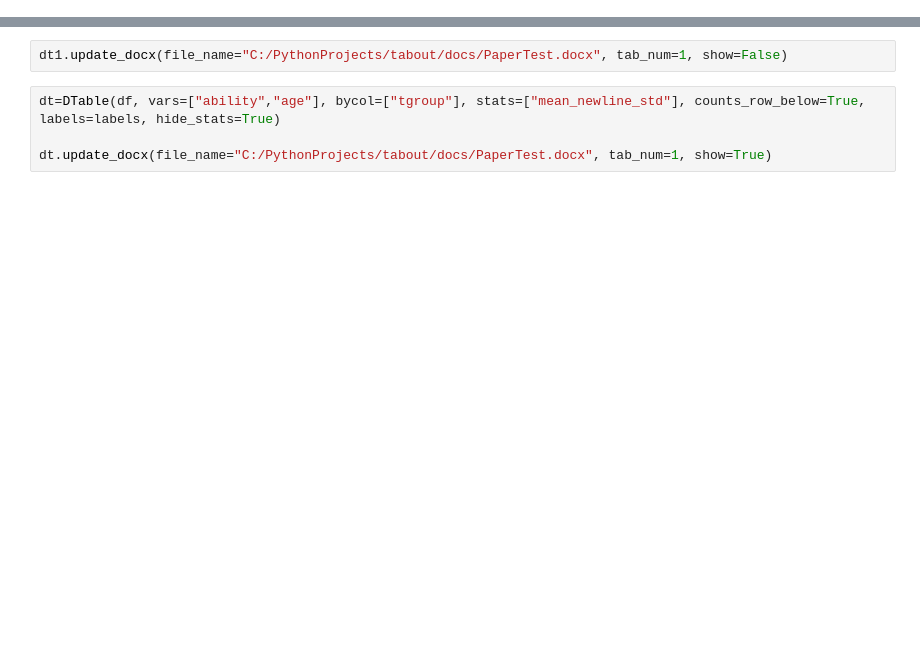
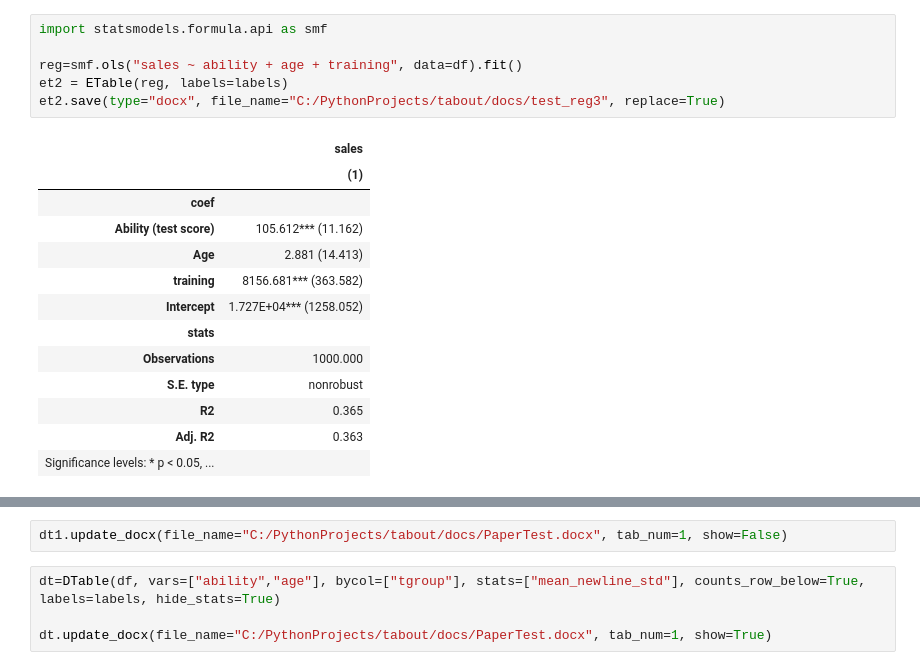
Before and after one commit to dsliwka/maketables, a Jupyter notebook: testWordtable.ipynb, the cells around one changed output, grey strips where cells are left out. Drawn from its saved outputs; the diff is of its cells as text; blank space fills up the shorter version.

```diff
--- a/testWordtable.ipynb
+++ b/testWordtable.ipynb
@@ -102,0 +143,20 @@ df["tgroup"] = df["tgroup"].cat.rename_categories(["Control", "Treatment 1", "Tr
+# %%
+import statsmodels.formula.api as smf
+
+reg=smf.ols("sales ~ ability + age + training", data=df).fit()
+et2 = ETable(reg, labels=labels)
+et2.save(type="docx", file_name="C:/PythonProjects/tabout/docs/test_reg3", replace=True)
+# %% [output]
+|  | sales |
+|  | (1) |
+| coef |  |
+| Ability (test score) | 105.612*** (11.162) |
+| Age | 2.881 (14.413) |
+| training | 8156.681*** (363.582) |
+| Intercept | 1.727E+04*** (1258.052) |
+| stats |  |
+| Observations | 1000.000 |
+| S.E. type | nonrobust |
+| R2 | 0.365 |
+| Adj. R2 | 0.363 |
+| Significance levels: * p < 0.05, ... |  |
```
Also changed, not shown: parts of 8 cells of this notebook, 40 other files.
